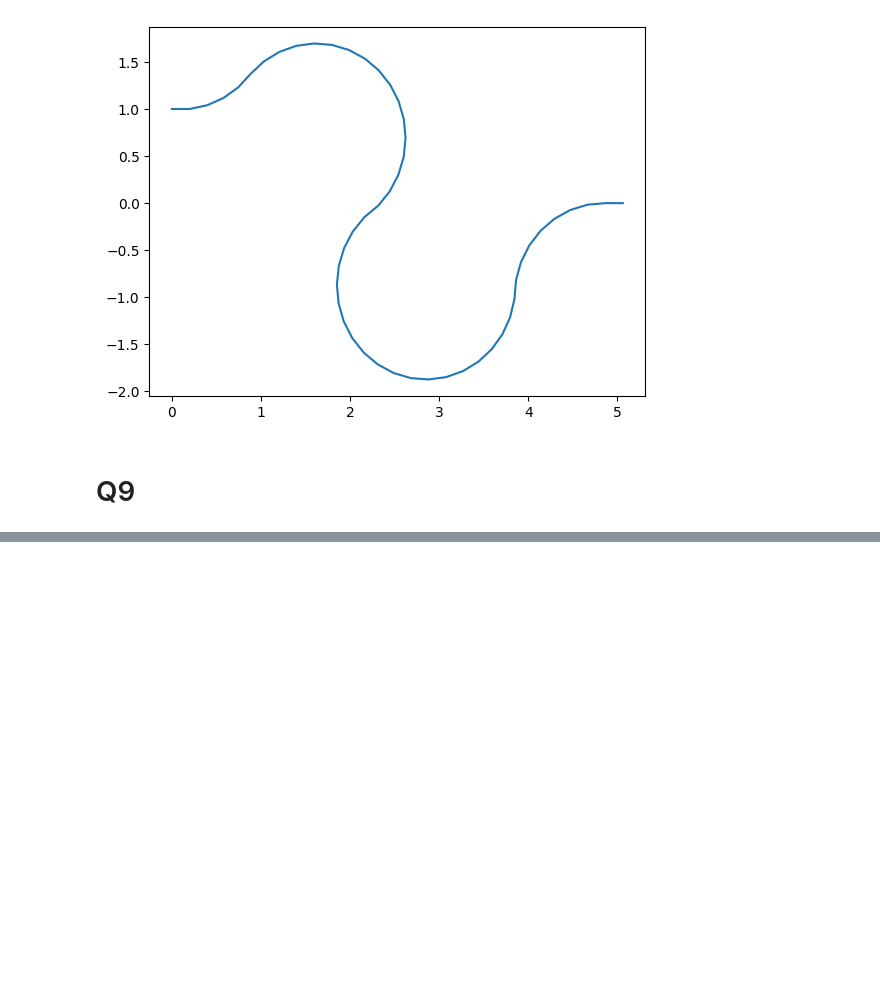
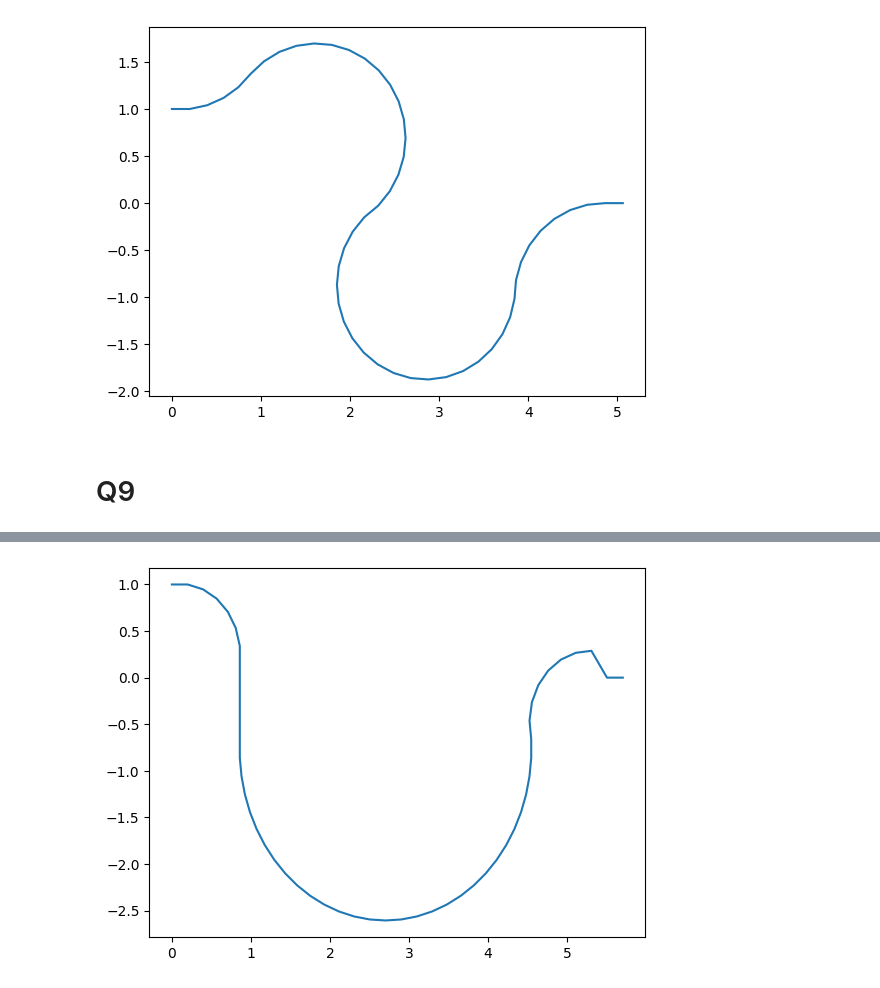
Before and after one commit to leclercrafael/Optim_tuyaux, a Jupyter notebook: projet.ipynb, the cells around one changed output, grey strips where cells are left out. Saved outputs shown, nothing was run; the diff lists cells and outputs as text; code cells hidden in the pictures; blank space fills up the shorter version.

```diff
--- a/projet.ipynb
+++ b/projet.ipynb
@@ -285,0 +319,97 @@ La nouvelle valeur initiale doit respecter les contraintes et particulièrement
+# %%
+K=10
+N=50
+L=10
+ds=L/N
+a=1
+thetamax=a*ds
+beta=np.pi/(L-np.pi-1)
+
+#Contraintes:
+
+#On va compter le nombre de points et l'angle de courbure pour chaque portion de la valeur initiale, on en trouve 48 du aux parties entières,
+#on en rajoute 2 donc deux
+
+#Portion 1:
+N1=int((np.pi)/(2*ds))
+dtheta1=(np.pi)/(2*(N1-1))
+#Portion 2:
+N2=int(1/ds)
+dtheta2=0
+#Portion 2:
+N2=int(1/ds)
+dtheta2=0
+#Portion 3:
+N3=int(np.pi/(beta*ds))+1
+dtheta3=(np.pi)/(N3-1)
+#Portion 4: meme que portion 1
+N4=N1+1
+dtheta4=dtheta1
+
+
+
+N_r=N1+N2+N3+N4
+m=N_r+(N_r+1)+(N_r+1)+(N_r+1)
+z_02=np.zeros(m)
+z_02[0]=0
+z_02[N_r]=0
+z_02[3*N_r+1]=0
+z_02[2*N_r+1]=1
+z_02[3*N_r+2]=1
+
+#on rentre les theta
+
+for i in range (1,N1):
+    z_02[i]+=z_02[i-1]-dtheta1
+
+for i in range (N1,N1+N2):
+    z_02[i]+=z_02[i-1]+dtheta2
+
+
+for i in range (N1+N2,N1+N2+N3):
+    z_02[i]+=z_02[i-1]+dtheta3
+
+
+for i in range (N1+N2+N3,N1+N2+N3+N4-1):
+    z_02[i]+=z_02[i-1]-dtheta4
+
+#Puis les x, les y et les w:
+
+#Portion1
+for i in range (N_r+1,N_r+N1):
+    z_02[i]=z_02[i-1]+ds*np.cos(z_02[i-(N_r+1)])
+    z_02[i+N_r+1]=z_02[i+N_r]+ds*np.sin(z_02[i-(N_r+1)])
+    z_02[i+2*(N_r+1)]=z_02[i+N_r+1]
+
+#Portion2
+for i in range (N_r+N1,N_r+N1+N2):
+    z_02[i]=z_02[i-1]+ds*np.cos(z_02[i-(N_r+1)])
+    z_02[i+N_r+1]=z_02[i+N_r]+ds*np.sin(z_02[i-(N_r+1)])
+    z_02[i+2*(N_r+1)]=z_02[i+N_r+1]
+
+#Portion3
+for i in range (N_r+N1+N2,N_r+N1+N2+N3):
+    z_02[i]=z_02[i-1]+ds*np.cos(z_02[i-(N_r+1)])
+    z_02[i+N_r+1]=z_02[i+N_r]+ds*np.sin(z_02[i-(N_r+1)])
+    z_02[i+2*(N_r+1)]=z_02[i+N_r+1]
+
+#Portion4
+for i in range (N_r+N1+N2+N3,N_r+N1+N2+N3+N4+1):
+    z_02[i]=z_02[i-1]+ds*np.cos(z_02[i-(N_r+1)])
+    z_02[i+N_r+1]=z_02[i+N_r]+ds*np.sin(z_02[i-(N_r+1)])
+    z_02[i+2*(N_r+1)]=z_02[i+N_r+1]
+
+z_02[3*N_r+1]=0
+z_02[4*N_r+2]=0
+z_02[3*N_r]=0
+z_02[4*N_r]=0
+z_02[N-2]=0
+
+print(N_r)
+print(ds)
+print(z_02[N_r-2]-z_02[N_r-3])
+print(N1,N2,N3,N4)
+print(z_02)
+
+plt.plot(z_02[N_r:2*N_r+1],z_02[2*N_r+1:3*N_r+2])
+# %% [output]
@@ -285,0 +434 @@ La nouvelle valeur initiale doit respecter les contraintes et particulièrement
+[figure, added]
```
Also changed, not shown: parts of 18 cells of this notebook.
